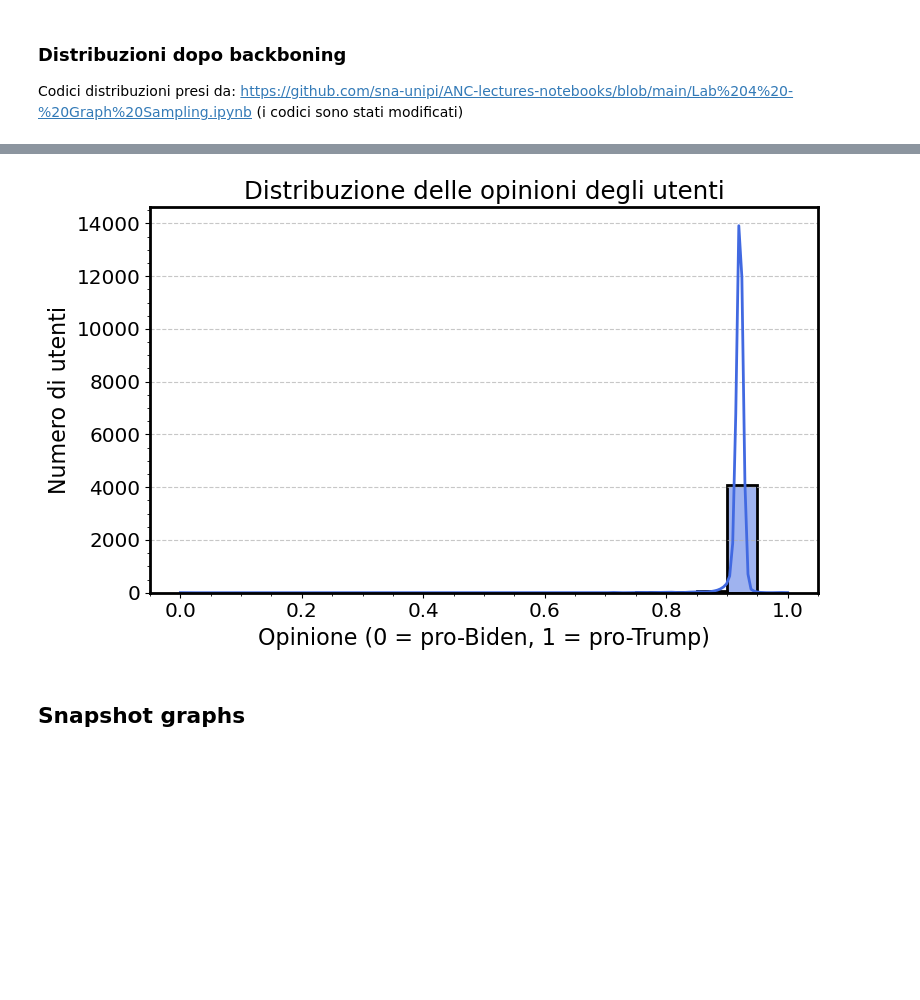
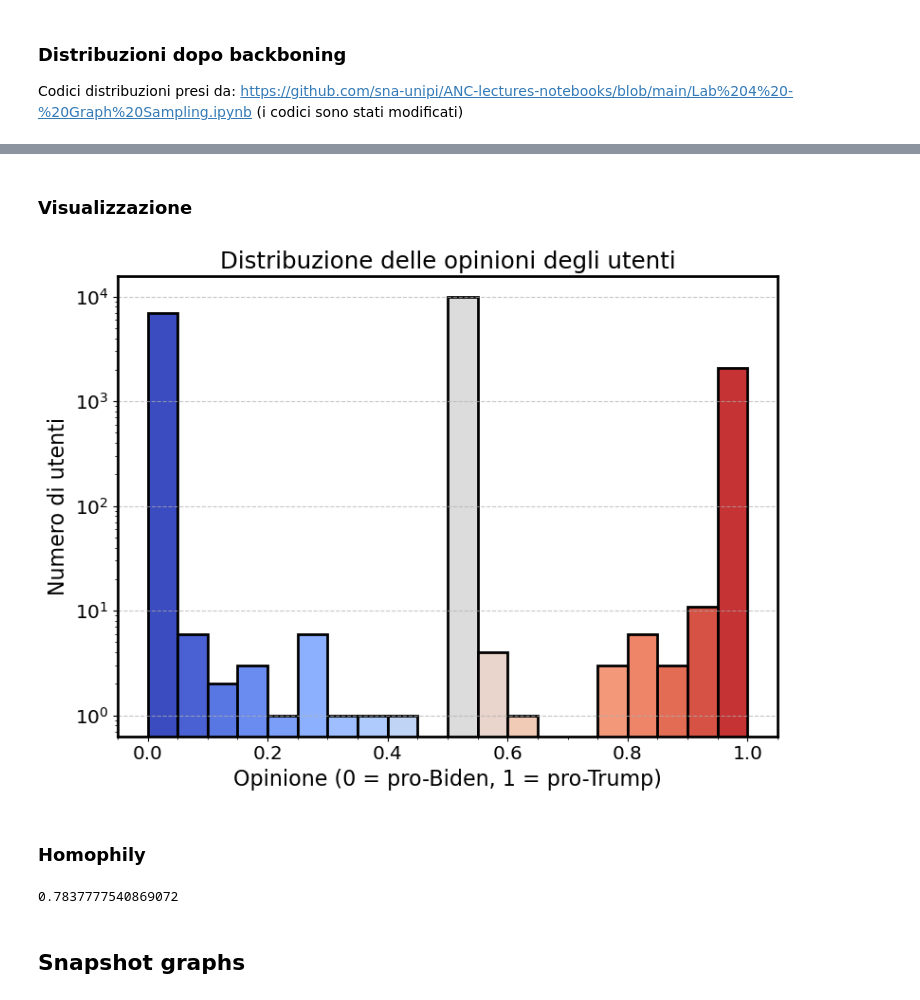
Before and after one commit to LeonardoCaridi/2024_caridi, a Jupyter notebook: data_collection/Data_collection.ipynb, the cells around one changed output, grey strips where cells are left out. Saved outputs shown, nothing was run; the diff lists cells and outputs as text; code cells hidden in the pictures; blank space fills up the shorter version.

```diff
--- a/data_collection/Data_collection.ipynb
+++ b/data_collection/Data_collection.ipynb
@@ -483,5 +556,5 @@ def add_opinion_to_graph(G, user_opinion):
 # %%
 # Calcola l'opinione degli utenti
-user_opinion = calculate_opinion(all_posts, full_graph_backbone)
+user_opinion = calculate_opinion(all_posts, all_comments, full_graph_backbone)
 
 add_opinion_to_graph(full_graph_backbone, user_opinion)
@@ -488,21 +564,39 @@ add_opinion_to_graph(full_graph_backbone, user_opinion)
+# %% [markdown]
+### Visualizzazione
 # %%
-def plot_opinion_distribution(user_opinion):
+def plot_opinion_distribution(user_opinion, title="Distribuzione delle opinioni degli utenti", save=False):
     """Crea un istogramma della distribuzione delle opinioni degli utenti."""
     opinions = list(user_opinion.values())
 
-    plt.figure(figsize=(8, 5))
-    sns.histplot(opinions, bins=20, kde=True, color="royalblue")
+     # Creazione dell'istogramma
+    counts, bins, patches = plt.hist(opinions, bins=20, edgecolor='black', log=True)
+
+    # Colora le barre con una mappa di colori da blu (sinistra) a rosso (destra)
+    cmap = plt.get_cmap("coolwarm")  # Blu → Rosso
+    norm = plt.Normalize(vmin=0, vmax=1)  # Normalizza tra 0 e 1
+
+    for patch, bin_left in zip(patches, bins[:-1]):
+        color = cmap(norm(bin_left))  # Assegna il colore in base alla posizione
+        patch.set_facecolor(color)
 
     plt.xlabel("Opinione (0 = pro-Biden, 1 = pro-Trump)")
     plt.ylabel("Numero di utenti")
-    plt.title("Distribuzione delle opinioni degli utenti")
+    plt.title(title)
     plt.grid(axis="y", linestyle="--", alpha=0.7)
 
+    if save: plt.savefig(os.path.join("images", title))
+
     plt.show()
-
-plot_opinion_distribution(user_opinion)
-# %% [output]
-[figure, removed]
+# %%
+plot_opinion_distribution(user_opinion, save=True)
+# %% [output]
+[figure, added]
+# %% [markdown]
+### Homophily
+# %%
+nx.attribute_assortativity_coefficient(full_graph_backbone, 'opinion')
+# %% [output]
+0.7837777540869072
 # %% [markdown]
 ## Snapshot graphs
 # %% [markdown]
```
Also changed, not shown: parts of 24 cells of this notebook, 9 other files.
